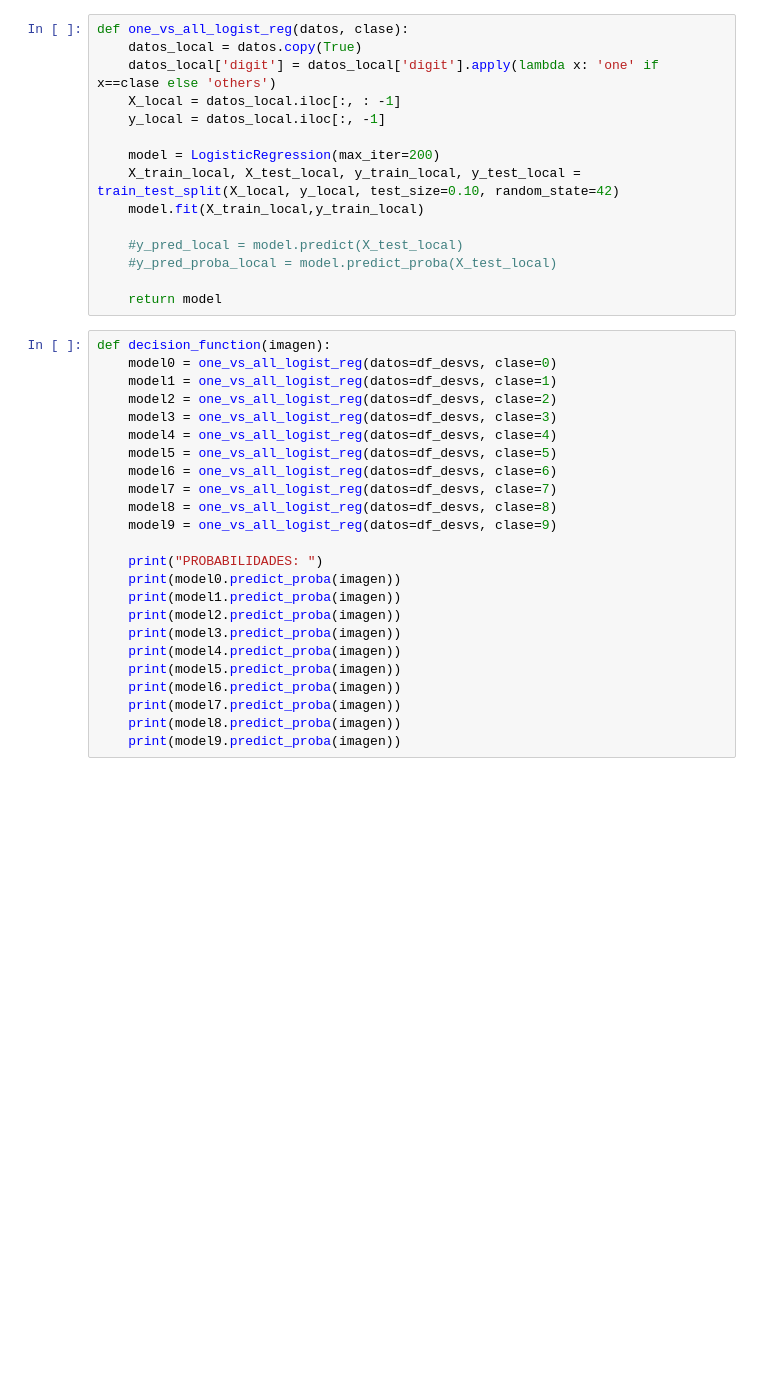
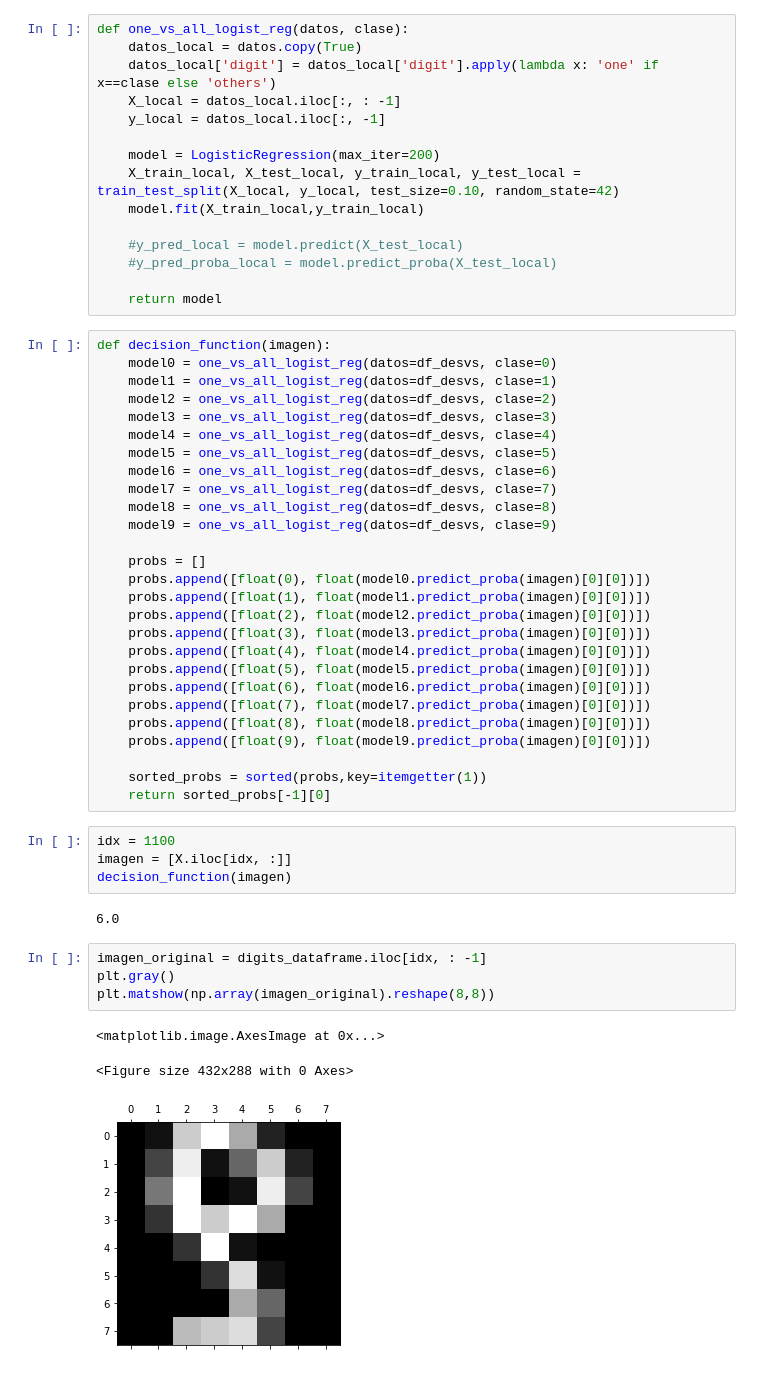
Before and after one commit to estebanhernandezr/Entregas-Semanales, a Jupyter notebook: Untitled22.ipynb, the cells around one changed output. Drawn from its saved outputs; the diff is of its cells as text; blank space fills up the shorter version.

```diff
--- a/Untitled22.ipynb
+++ b/Untitled22.ipynb
@@ -433,14 +450,31 @@ def decision_function(imagen):
     model8 = one_vs_all_logist_reg(datos=df_desvs, clase=8)
     model9 = one_vs_all_logist_reg(datos=df_desvs, clase=9)
 
-    print("PROBABILIDADES: ")
-    print(model0.predict_proba(imagen))
-    print(model1.predict_proba(imagen))
-    print(model2.predict_proba(imagen))
-    print(model3.predict_proba(imagen))
-    print(model4.predict_proba(imagen))
-    print(model5.predict_proba(imagen))
-    print(model6.predict_proba(imagen))
-    print(model7.predict_proba(imagen))
-    print(model8.predict_proba(imagen))
-    print(model9.predict_proba(imagen))
+    probs = []
+    probs.append([float(0), float(model0.predict_proba(imagen)[0][0])])
+    probs.append([float(1), float(model1.predict_proba(imagen)[0][0])])
+    probs.append([float(2), float(model2.predict_proba(imagen)[0][0])])
+    probs.append([float(3), float(model3.predict_proba(imagen)[0][0])])
+    probs.append([float(4), float(model4.predict_proba(imagen)[0][0])])
+    probs.append([float(5), float(model5.predict_proba(imagen)[0][0])])
+    probs.append([float(6), float(model6.predict_proba(imagen)[0][0])])
+    probs.append([float(7), float(model7.predict_proba(imagen)[0][0])])
+    probs.append([float(8), float(model8.predict_proba(imagen)[0][0])])
+    probs.append([float(9), float(model9.predict_proba(imagen)[0][0])])
+
+    sorted_probs = sorted(probs,key=itemgetter(1))
+    return sorted_probs[-1][0]
+# %%
+idx = 1100
+imagen = [X.iloc[idx, :]]
+decision_function(imagen)
+# %% [output]
+6.0
+# %%
+imagen_original = digits_dataframe.iloc[idx, : -1]
+plt.gray()
+plt.matshow(np.array(imagen_original).reshape(8,8))
+# %% [output]
+<matplotlib.image.AxesImage at 0x...>
+<Figure size 432x288 with 0 Axes>
+[figure, added]
```
Also changed, not shown: parts of 6 cells of this notebook.
